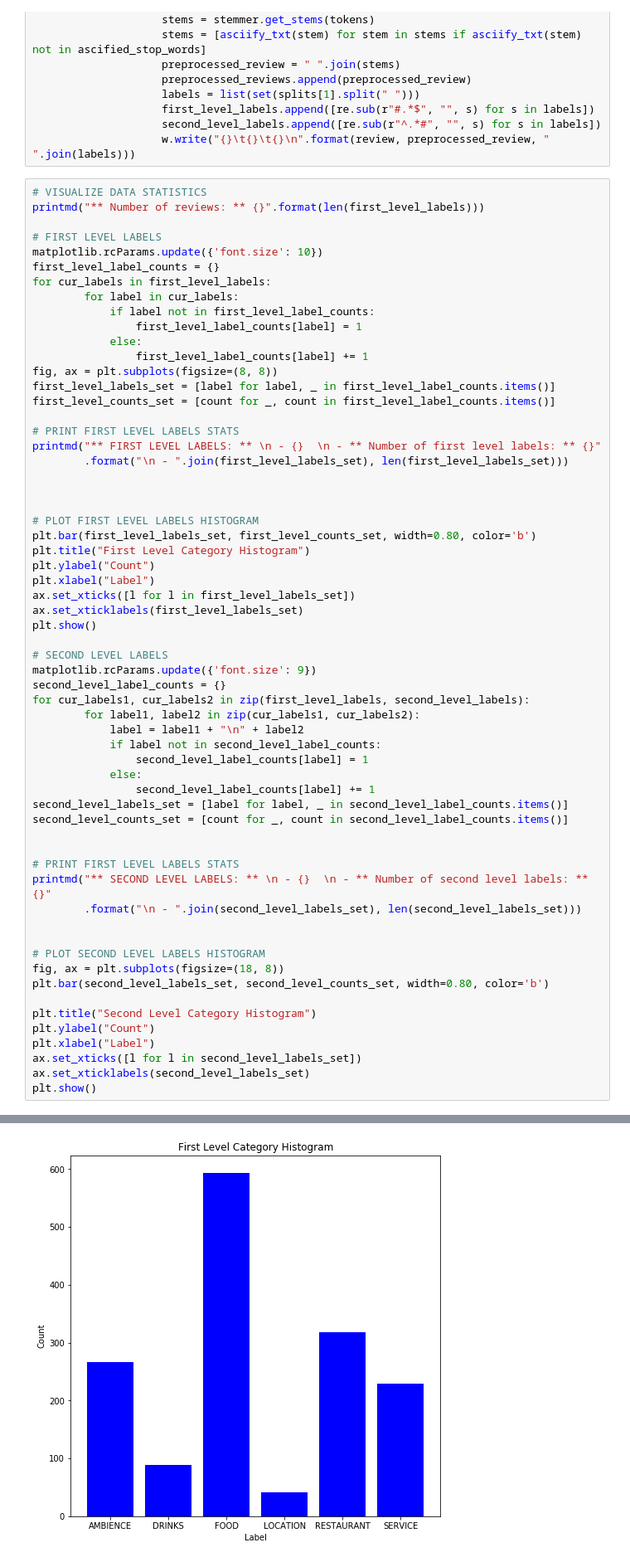
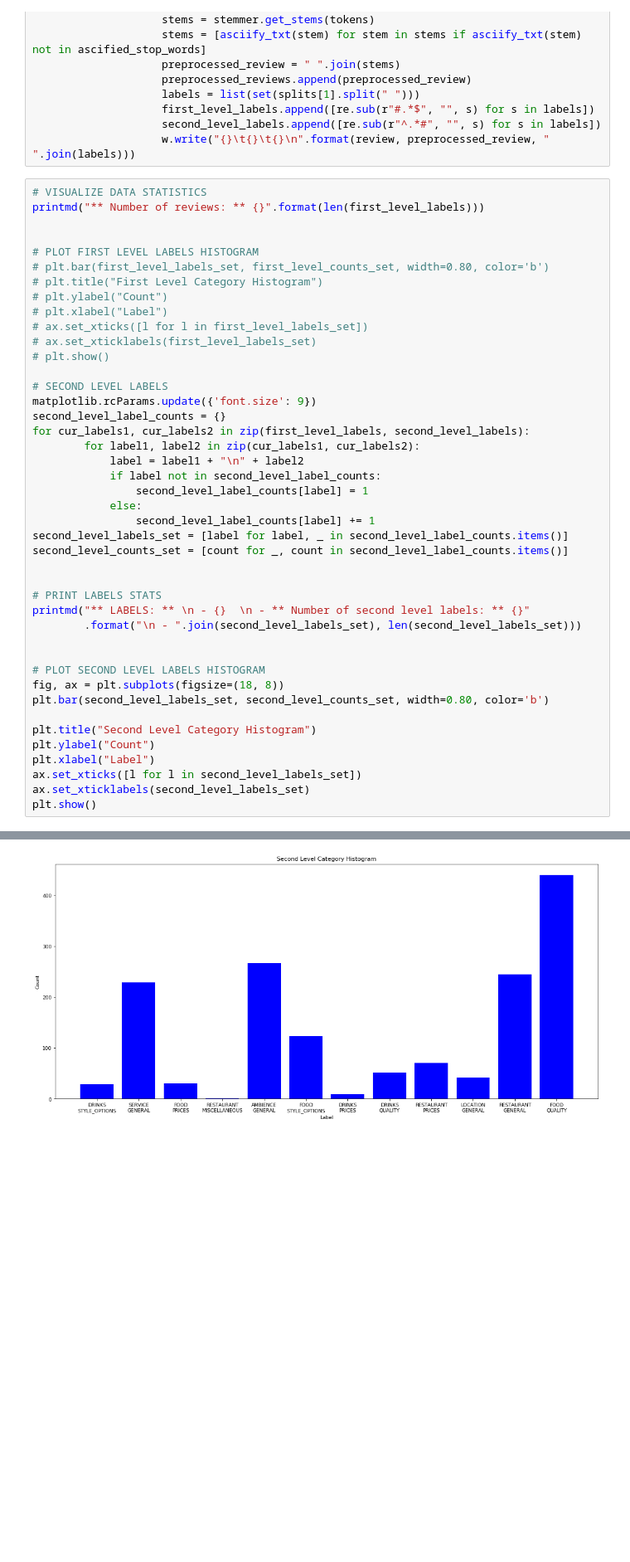
Before and after one commit to erayyildiz/PersonalizedPageRankForCategorization, a Jupyter notebook: PersonalizedPageRankForCategorization.ipynb, the cells around one changed output, grey strips where cells are left out. Shown at 83% size. Saved outputs shown, nothing was run; the diff lists cells and outputs as text; blank space fills up the shorter version.

```diff
--- a/PersonalizedPageRankForCategorization.ipynb
+++ b/PersonalizedPageRankForCategorization.ipynb
@@ -120,33 +120,15 @@ else:
 # VISUALIZE DATA STATISTICS
 printmd("** Number of reviews: ** {}".format(len(first_level_labels)))
 
-# FIRST LEVEL LABELS
-matplotlib.rcParams.update({'font.size': 10})
-first_level_label_counts = {}
-for cur_labels in first_level_labels:
-        for label in cur_labels:
-            if label not in first_level_label_counts:
-                first_level_label_counts[label] = 1
-            else:
-                first_level_label_counts[label] += 1
-fig, ax = plt.subplots(figsize=(8, 8))
-first_level_labels_set = [label for label, _ in first_level_label_counts.items()]
-first_level_counts_set = [count for _, count in first_level_label_counts.items()]
-
-# PRINT FIRST LEVEL LABELS STATS
-printmd("** FIRST LEVEL LABELS: ** \n - {}  \n - ** Number of first level labels: ** {}"
-        .format("\n - ".join(first_level_labels_set), len(first_level_labels_set)))
-
-
 
 # PLOT FIRST LEVEL LABELS HISTOGRAM
-plt.bar(first_level_labels_set, first_level_counts_set, width=0.80, color='b')
-plt.title("First Level Category Histogram")
-plt.ylabel("Count")
-plt.xlabel("Label")
-ax.set_xticks([l for l in first_level_labels_set])
-ax.set_xticklabels(first_level_labels_set)
-plt.show()
+# plt.bar(first_level_labels_set, first_level_counts_set, width=0.80, color='b')
+# plt.title("First Level Category Histogram")
+# plt.ylabel("Count")
+# plt.xlabel("Label")
+# ax.set_xticks([l for l in first_level_labels_set])
+# ax.set_xticklabels(first_level_labels_set)
+# plt.show()
 
 # SECOND LEVEL LABELS
 matplotlib.rcParams.update({'font.size': 9})
@@ -162,8 +144,8 @@ second_level_labels_set = [label for label, _ in second_level_label_counts.items
 second_level_counts_set = [count for _, count in second_level_label_counts.items()]
 
 
-# PRINT FIRST LEVEL LABELS STATS
-printmd("** SECOND LEVEL LABELS: ** \n - {}  \n - ** Number of second level labels: ** {}"
+# PRINT LABELS STATS
+printmd("** LABELS: ** \n - {}  \n - ** Number of second level labels: ** {}"
         .format("\n - ".join(second_level_labels_set), len(second_level_labels_set)))
 
 
@@ -190 +190 @@ plt.show()
-[figure, old version]
+[figure, new version]
```
Also changed, not shown: parts of 18 cells of this notebook, 5 other files.
